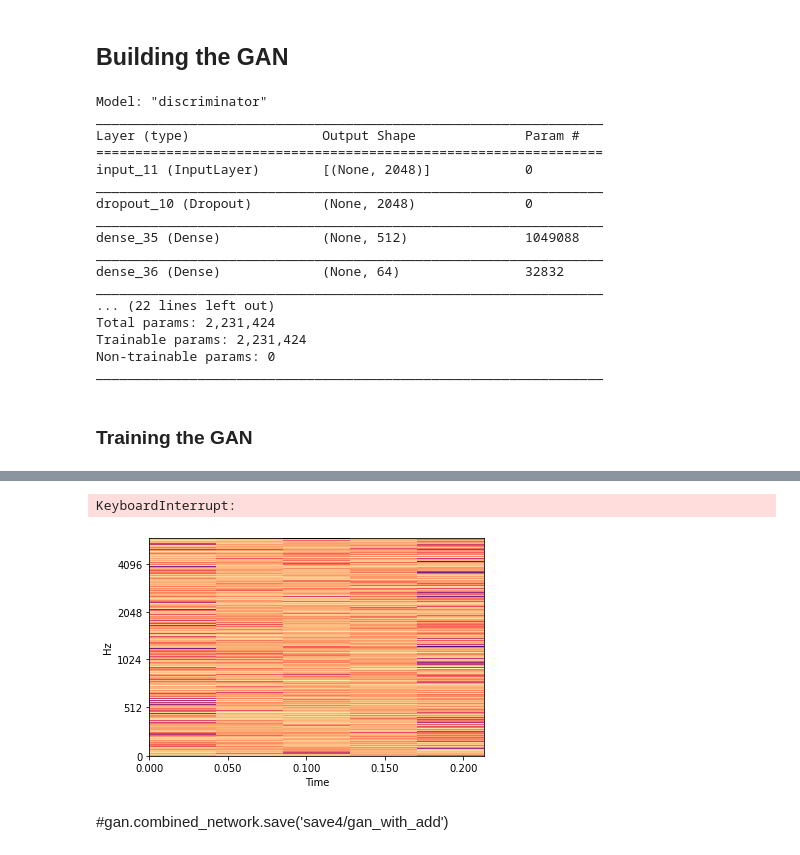
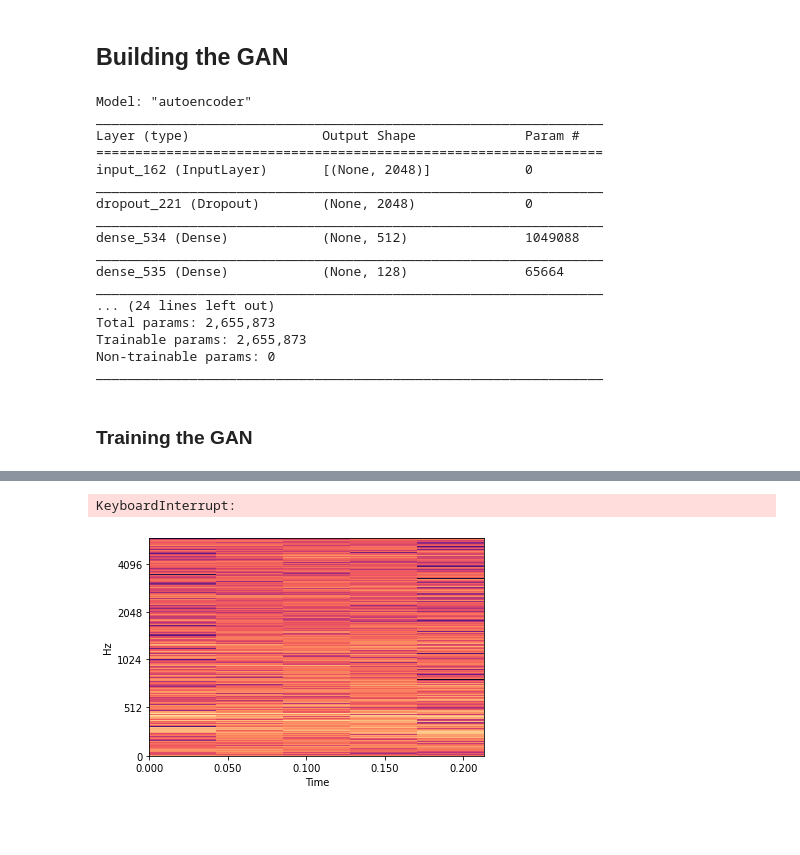
Before and after one commit to ptribel/master_thesis, a Jupyter notebook: src/Wavelet_GAN.ipynb, the cells around one changed output, grey strips where cells are left out. Saved outputs shown, nothing was run; the diff lists cells and outputs as text; code cells hidden in the pictures; blank space fills up the shorter version.

Commit message:
wavelet gan

```diff
--- a/src/Wavelet_GAN.ipynb
+++ b/src/Wavelet_GAN.ipynb
@@ -134,7 +168,7 @@ def generator(sizes, lr=0.0001):
 # %% [markdown]
 ## Building the GAN
 # %%
-def get_generator_outputs(white, train_size, g, nperseg, clean):
+def get_generator_outputs(white, train_size, g, clean):
     steps = train_size//20
     rng = np.random.default_rng()
     g_outputs = []
@@ -180,4 +206,10 @@ class GAN:
 # %%
-def train_on_batch(d, i, o, validation_split=0, batch_size=16, verbose=True):
-    history = d.fit(i, o, batch_size=batch_size, validation_split=validation_split, verbose=verbose)
-    return np.mean(history.history['accuracy'])
+def train_d_on_batch(d, i, o, validation_split=0, batch_size=16, epochs=1, shuffle=True, verbose=True):
+    history = d.fit(i, o, batch_size=batch_size, validation_split=validation_split, epochs=epochs, shuffle=shuffle, verbose=verbose)
+    val = 'accuracy'
+    return history.history[val][-1]
+
+def train_g_on_batch(d, i, o, validation_split=0, batch_size=16, epochs=1, shuffle=True, verbose=True):
+    history = d.fit(i, o, batch_size=batch_size, validation_split=validation_split, epochs=epochs, shuffle=shuffle, verbose=verbose)
+    val = 'discriminator_accuracy'
+    return history.history[val][-1]
@@ -187,27 +216,30 @@ generator_train_size = wavelet_white_dataset.shape[0]
 # %%
+g = generator(wavelet_white_dataset.shape)
 d = discriminator(wavelet_white_dataset.shape)
-g = generator(wavelet_white_dataset.shape)
 gan = GAN(wavelet_white_dataset.shape, g, d)
 # %% [output]
-Model: "discriminator"
+Model: "autoencoder"
 _________________________________________________________________
 Layer (type)                 Output Shape              Param #
 =================================================================
-input_11 (InputLayer)        [(None, 2048)]            0
+input_162 (InputLayer)       [(None, 2048)]            0
 _________________________________________________________________
-dropout_10 (Dropout)         (None, 2048)              0
+dropout_221 (Dropout)        (None, 2048)              0
 _________________________________________________________________
-dense_35 (Dense)             (None, 512)               1049088
+dense_534 (Dense)            (None, 512)               1049088
 _________________________________________________________________
-dense_36 (Dense)             (None, 64)                32832
+dense_535 (Dense)            (None, 128)               65664
 _________________________________________________________________
-... (22 lines left out)
-Total params: 2,231,424
-Trainable params: 2,231,424
+... (24 lines left out)
+Total params: 2,655,873
+Trainable params: 2,655,873
 Non-trainable params: 0
 _________________________________________________________________
 # %% [markdown]
 ### Training the GAN
+# %%
+discriminator_train_size = 1000#wavelet_white_dataset.shape[0]
+generator_train_size = wavelet_white_dataset.shape[0]
 # %%
 p = 1
 q = 1
@@ -215,35 +252,29 @@ e = 0
 # %%
-disc_acc = []
-gen_loss = [0]
-gan_acc = []
-while p < 200:
-    g_accuracy = 0
+while e < 120:
     d_accuracy = 0
     print("Step", e)
     e+=1
-    if d_accuracy < 1:
-        i, o = get_generator_outputs(wavelet_white_dataset, discriminator_train_size, gan.g, nperseg, wavelet_clean_dataset)
-    gan.block_generator()
-    err = get_distance_audio(wavelet_white_dataset, wavelet_clean_dataset, gan.g, 100)
     print("Training the discriminator")
-    print("Generator error is", err)
-    while d_accuracy < 0.9:
-        d_accuracy = train_on_batch(gan.d, i, o, verbose=True)
+    i, o = get_generator_outputs(wavelet_white_dataset, discriminator_train_size, gan.g, wavelet_clean_dataset)
+    it = 0
+    while (it < 10 or d_accuracy < g_accuracy) and d_accuracy < 1:
+        it += 1
+        d_accuracy = train_d_on_batch(gan.d, i, o, verbose=True)
         disc_acc.append(d_accuracy)
         gan_acc.append(0)
-        gen_loss.append(err)
-    gan.block_discriminator()
     print("Training the generator")
-    while g_accuracy < 0.95:
-        g_accuracy = train_on_batch(gan.combined_network, wavelet_white_dataset[:generator_train_size], np.ones(generator_train_size), batch_size=4, verbose=True)
+    g_accuracy = 0
+    it = 0
+    while it < 10 and g_accuracy < 1:
+        it += 1
+        g_accuracy = train_g_on_batch(gan.combined_network, wavelet_white_dataset[:generator_train_size], [wavelet_clean_dataset[:generator_train_size], np.ones(generator_train_size)], verbose=True)
         gan_acc.append(g_accuracy)
         disc_acc.append(0)
-        err = get_distance_audio(wavelet_white_dataset, wavelet_clean_dataset, gan.g, 100)
-        print(err)
+        err = get_average_distance_audio(wavelet_white_dataset, wavelet_clean_dataset, gan.g, 100)
+        print("Audio MSE:", err)
         gen_loss.append(err)
         display_audio(wavelet_white_dataset, gan.g, p)
         p+=1
-    #print(evaluate_generator(gan.g, white_dataset, clean_dataset))
 plt.plot(disc_acc)
 plt.plot(gan_acc)
 plt.show()
@@ -264,4 +301,2 @@ Step 1
 KeyboardInterrupt:
-[figure, old version]
+[figure, new version]
-# %% [markdown]
-#gan.combined_network.save('save4/gan_with_add')
```
Also changed, not shown: parts of 15 cells of this notebook, 5 other files.
